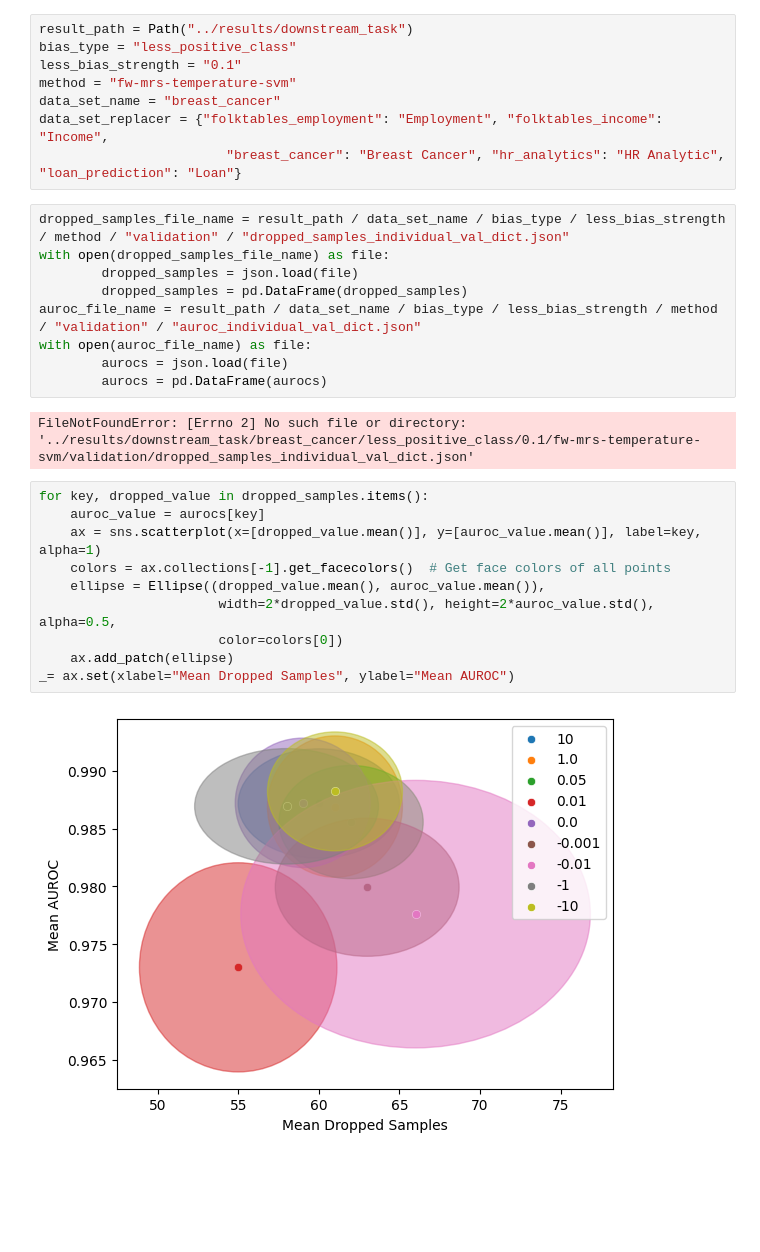
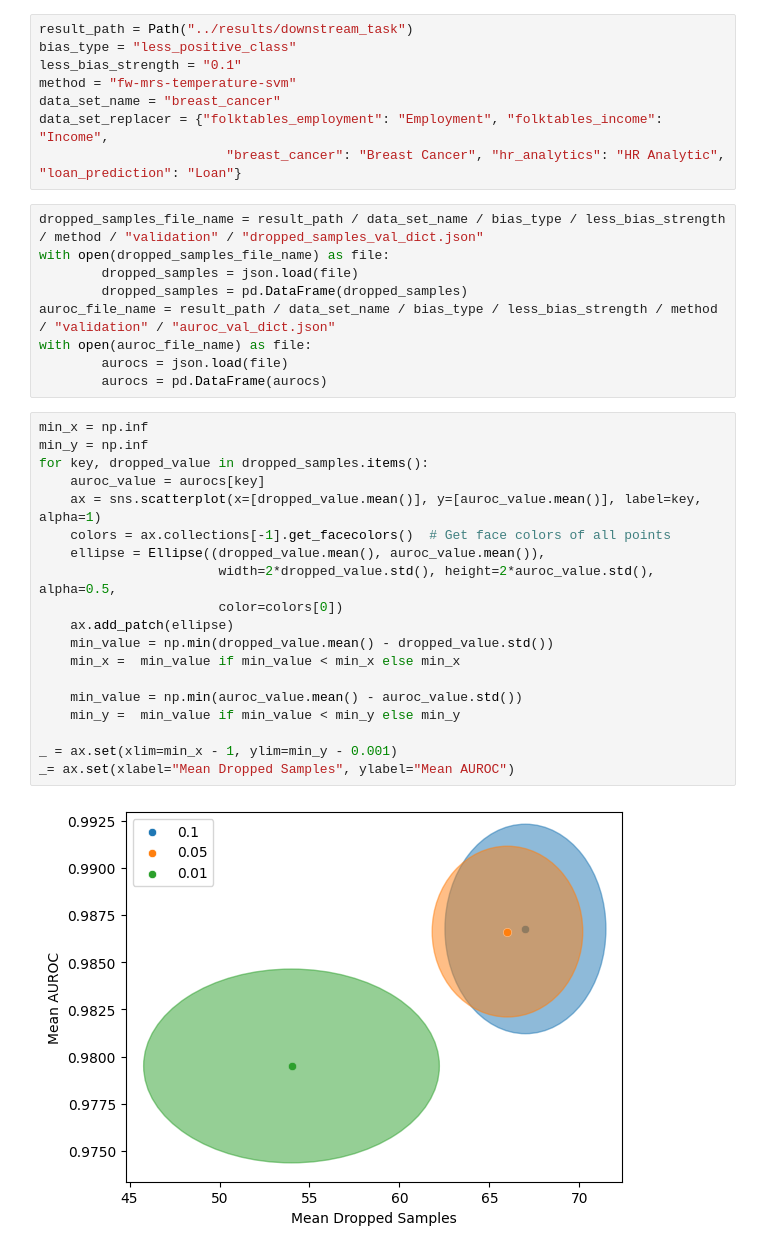
Before and after one commit to kramerlab/FeatureWeightDebiasing, a Jupyter notebook: notebooks/plot_trade_off.ipynb, the cells around one changed output. Saved outputs shown, nothing was run; the diff lists cells and outputs as text; blank space fills up the shorter version.

Commit message:
Load data set file from local

```diff
--- a/notebooks/plot_trade_off.ipynb
+++ b/notebooks/plot_trade_off.ipynb
@@ -13,25 +14,32 @@ data_set_name = "breast_cancer"
 data_set_replacer = {"folktables_employment": "Employment", "folktables_income": "Income",
                         "breast_cancer": "Breast Cancer", "hr_analytics": "HR Analytic", "loan_prediction": "Loan"}
 # %%
-dropped_samples_file_name = result_path / data_set_name / bias_type / less_bias_strength / method / "validation" / "dropped_samples_individual_val_dict.json"
+dropped_samples_file_name = result_path / data_set_name / bias_type / less_bias_strength / method / "validation" / "dropped_samples_val_dict.json"
 with open(dropped_samples_file_name) as file:
         dropped_samples = json.load(file)
         dropped_samples = pd.DataFrame(dropped_samples)
-auroc_file_name = result_path / data_set_name / bias_type / less_bias_strength / method / "validation" / "auroc_individual_val_dict.json"
+auroc_file_name = result_path / data_set_name / bias_type / less_bias_strength / method / "validation" / "auroc_val_dict.json"
 with open(auroc_file_name) as file:
         aurocs = json.load(file)
         aurocs = pd.DataFrame(aurocs)
-# %% [output]
-FileNotFoundError: [Errno 2] No such file or directory: '../results/downstream_task/breast_cancer/less_positive_class/0.1/fw-mrs-temperature-svm/validation/dropped_samples_individual_val_dict.json'
 # %%
+min_x = np.inf
+min_y = np.inf
 for key, dropped_value in dropped_samples.items():
     auroc_value = aurocs[key]
     ax = sns.scatterplot(x=[dropped_value.mean()], y=[auroc_value.mean()], label=key, alpha=1)
     colors = ax.collections[-1].get_facecolors()  # Get face colors of all points
     ellipse = Ellipse((dropped_value.mean(), auroc_value.mean()),
                        width=2*dropped_value.std(), height=2*auroc_value.std(), alpha=0.5,
                        color=colors[0])
     ax.add_patch(ellipse)
+    min_value = np.min(dropped_value.mean() - dropped_value.std())
+    min_x =  min_value if min_value < min_x else min_x
+
+    min_value = np.min(auroc_value.mean() - auroc_value.std())
+    min_y =  min_value if min_value < min_y else min_y
+
+_ = ax.set(xlim=min_x - 1, ylim=min_y - 0.001)
 _= ax.set(xlabel="Mean Dropped Samples", ylabel="Mean AUROC")
 # %% [output]
-[figure, old version]
+[figure, new version]
```
Also changed, not shown: parts of 1 cell of this notebook, 1 other file.
